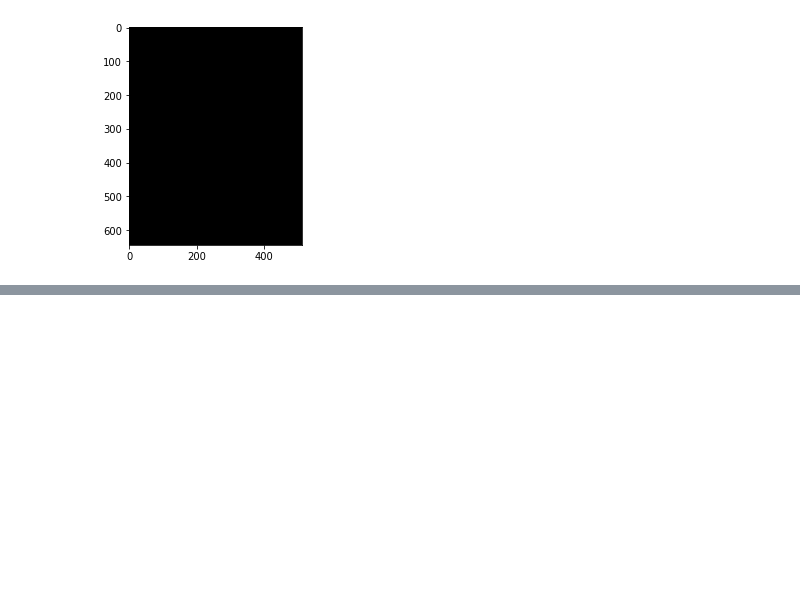
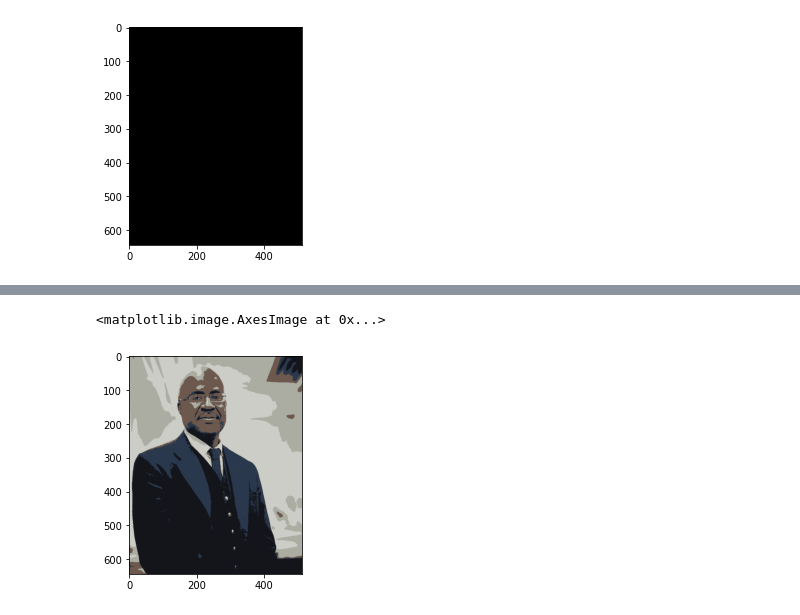
Before and after one commit to mustafa-siddiqui/Cartoonize-Image, a Jupyter notebook: src/clustering.ipynb, the cells around one changed output, grey strips where cells are left out. Saved outputs shown, nothing was run; the diff lists cells and outputs as text; code cells hidden in the pictures; blank space fills up the shorter version.

```diff
--- a/src/clustering.ipynb
+++ b/src/clustering.ipynb
@@ -55,0 +154,5 @@ IP.imshow(I2-out, cmap='gray')
+# %%
+# get k random colors from image
+k = 5
+colorsCentroid = chooseRandomColors(I, k)
+centroidList = list(colorsCentroid)
@@ -55,0 +226,4 @@ IP.imshow(I2-out, cmap='gray')
+# %%
+for key in centroidDict:
+    print(key)
+    print(centroidDict[key])
@@ -55,0 +241,31 @@ IP.imshow(I2-out, cmap='gray')
+# %%
+# now we should have the ideal centroids
+# we begin to update the colors in the image
+for i in range(l):
+    for j in range(w):
+        # get color from pixel
+        pixelColor = getColorFromPixel(I, (i, j))
+
+        # populate hashmap with distances between colors based RGB cube
+        distances = {}
+        for centroid in centroidDict:
+            if (centroid not in distances):
+                distances[centroid] = pixelColor.getDistance(centroid)
+
+        # get centroid which has the lowest distance (aka color difference)
+        minDiff = 9999
+        minKey = Color(0,0,0)
+        for key in distances:
+            if distances[key] < minDiff:
+                minDiff = distances[key]
+                minKey = key
+
+        # update colors
+        I[i, j, 0] = minKey.red
+        I[i, j, 1] = minKey.green
+        I[i, j, 2] = minKey.blue
+# %%
+IP.imshow(I)
+# %% [output]
+<matplotlib.image.AxesImage at 0x...>
+[figure, added]
```
Also changed, not shown: parts of 8 cells of this notebook.
